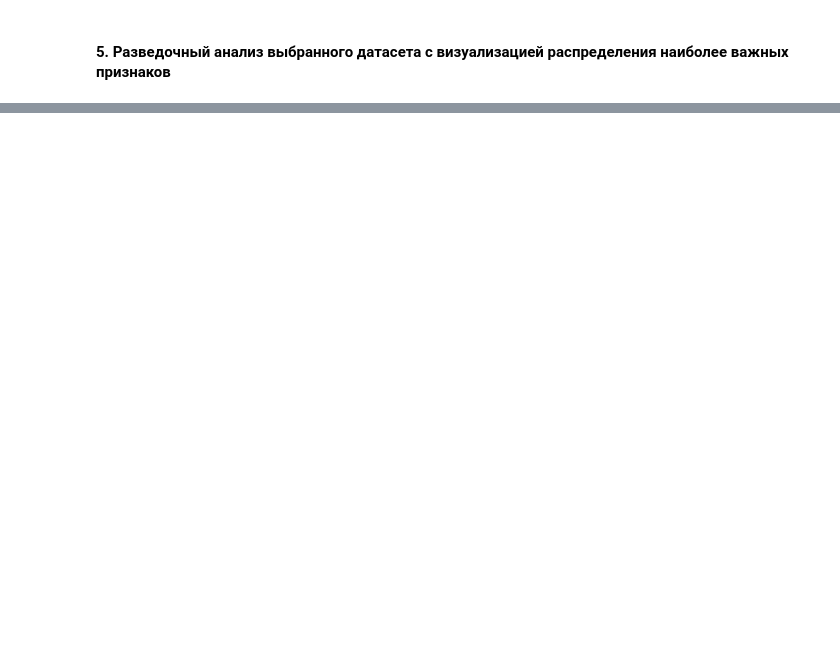
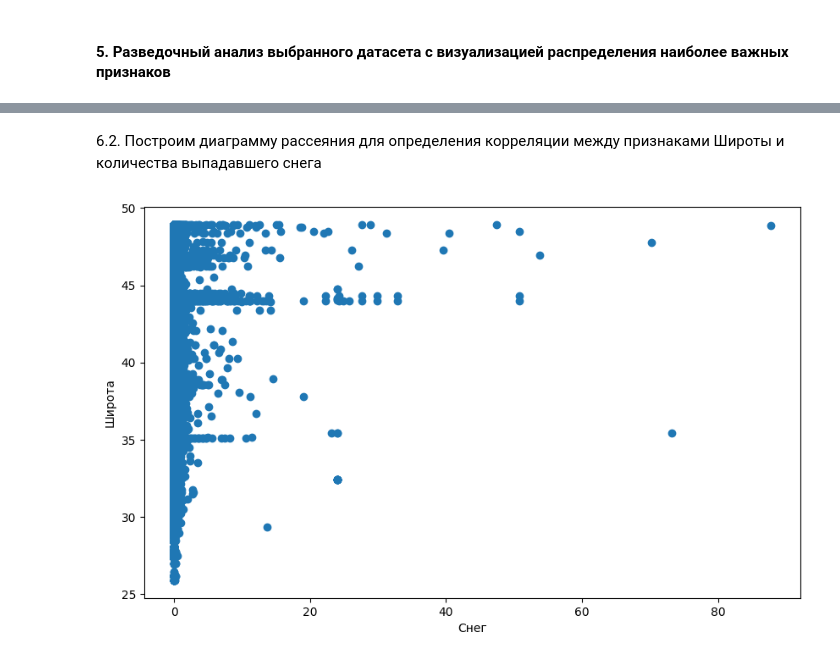
Before and after one commit to Krivabokov/SOBD2022, a Jupyter notebook: Lab1.ipynb, the cells around one changed output, grey strips where cells are left out. Cells and saved outputs as stored; diff of their text form; code cells hidden in the pictures; blank space fills up the shorter version.

```diff
--- a/Lab1.ipynb
+++ b/Lab1.ipynb
@@ -204,0 +172,13 @@ plt.show()
+# %% [markdown]
+<span>6.2. Построим диаграмму рассеяния для определения корреляции между признаками Широты и количества выпадавшего снега</span>
+# %%
+truncated_df2 = data.where(data['Type'] == 'Snow')
+pandas_df2 = truncated_df2.toPandas()
+fig, ax = plt.subplots(figsize = (10,6))
+ax.scatter(pandas_df2['Precipitation(in)'], pandas_df2['LocationLat'])
+
+ax.set_xlabel('Снег')
+ax.set_ylabel('Широта')
+plt.show()
+# %% [output]
+[figure, added]
```
Also changed, not shown: parts of 32 cells of this notebook, 1 other file.
